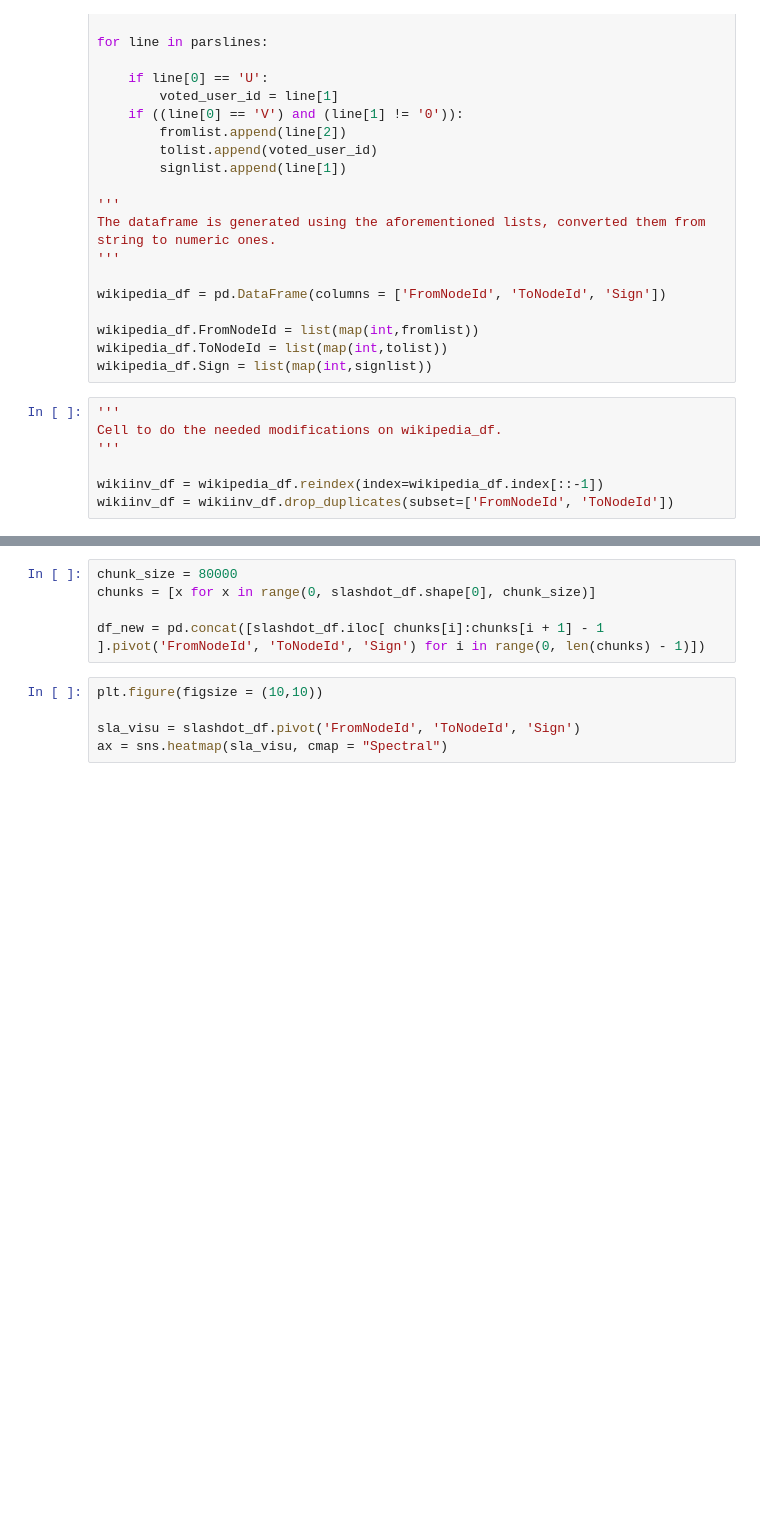
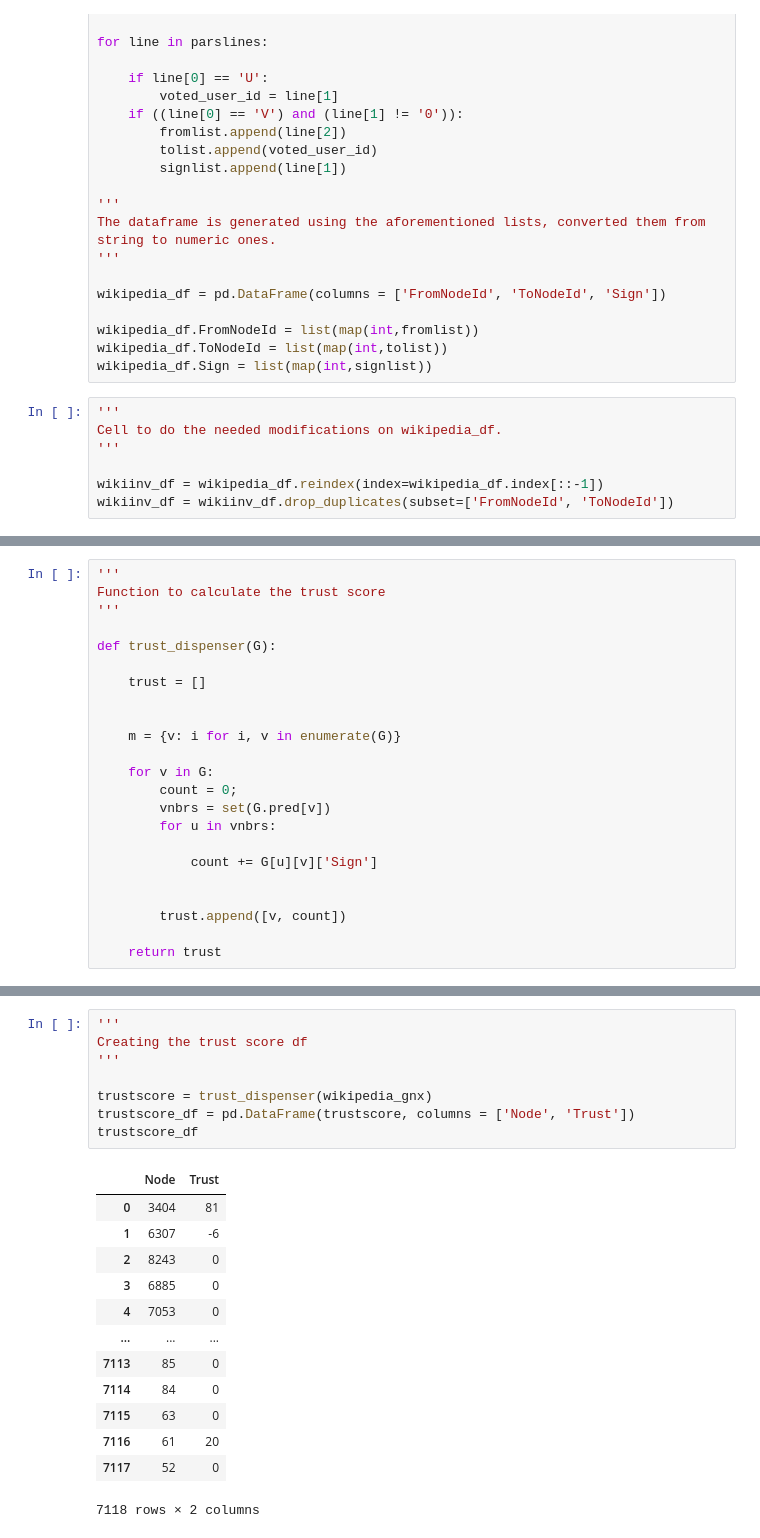
Before and after one commit to SachaKor/ADA-P4, a Jupyter notebook: ADA-P4-creative-extension.ipynb, the cells around one changed output, grey strips where cells are left out. Saved outputs shown, nothing was run; the diff lists cells and outputs as text; blank space fills up the shorter version.

Commit message:
many cool functions

```diff
--- a/ADA-P4-creative-extension.ipynb
+++ b/ADA-P4-creative-extension.ipynb
@@ -133 +110,24 @@ slashdot_gnx, slashdot_g = convert_to_graph(slashdot_df)
 wikipedia_gnx, wikipedia_g = convert_to_graph(wikiinv_df)
+# %%
+'''
+Function to calculate the trust score
+'''
+
+def trust_dispenser(G):
+
+    trust = []
+
+
+    m = {v: i for i, v in enumerate(G)}
+
+    for v in G:
+        count = 0;
+        vnbrs = set(G.pred[v])
+        for u in vnbrs:
+
+            count += G[u][v]['Sign']
+
+
+        trust.append([v, count])
+
+    return trust
@@ -275,10 +242,22 @@ DP_sla_df
-# %%
-chunk_size = 80000
-chunks = [x for x in range(0, slashdot_df.shape[0], chunk_size)]
-
-df_new = pd.concat([slashdot_df.iloc[ chunks[i]:chunks[i + 1] - 1 ].pivot('FromNodeId', 'ToNodeId', 'Sign') for i in range(0, len(chunks) - 1)])
-# %%
-plt.figure(figsize = (10,10))
-
-sla_visu = slashdot_df.pivot('FromNodeId', 'ToNodeId', 'Sign')
-ax = sns.heatmap(sla_visu, cmap = "Spectral")
+# %%
+'''
+Creating the trust score df
+'''
+
+trustscore = trust_dispenser(wikipedia_gnx)
+trustscore_df = pd.DataFrame(trustscore, columns = ['Node', 'Trust'])
+trustscore_df
+# %% [output]
+|  | Node | Trust |
+| 0 | 3404 | 81 |
+| 1 | 6307 | -6 |
+| 2 | 8243 | 0 |
+| 3 | 6885 | 0 |
+| 4 | 7053 | 0 |
+| ... | ... | ... |
+| 7113 | 85 | 0 |
+| 7114 | 84 | 0 |
+| 7115 | 63 | 0 |
+| 7116 | 61 | 20 |
+| 7117 | 52 | 0 |
+7118 rows × 2 columns
```
Also changed, not shown: parts of 25 cells of this notebook.
